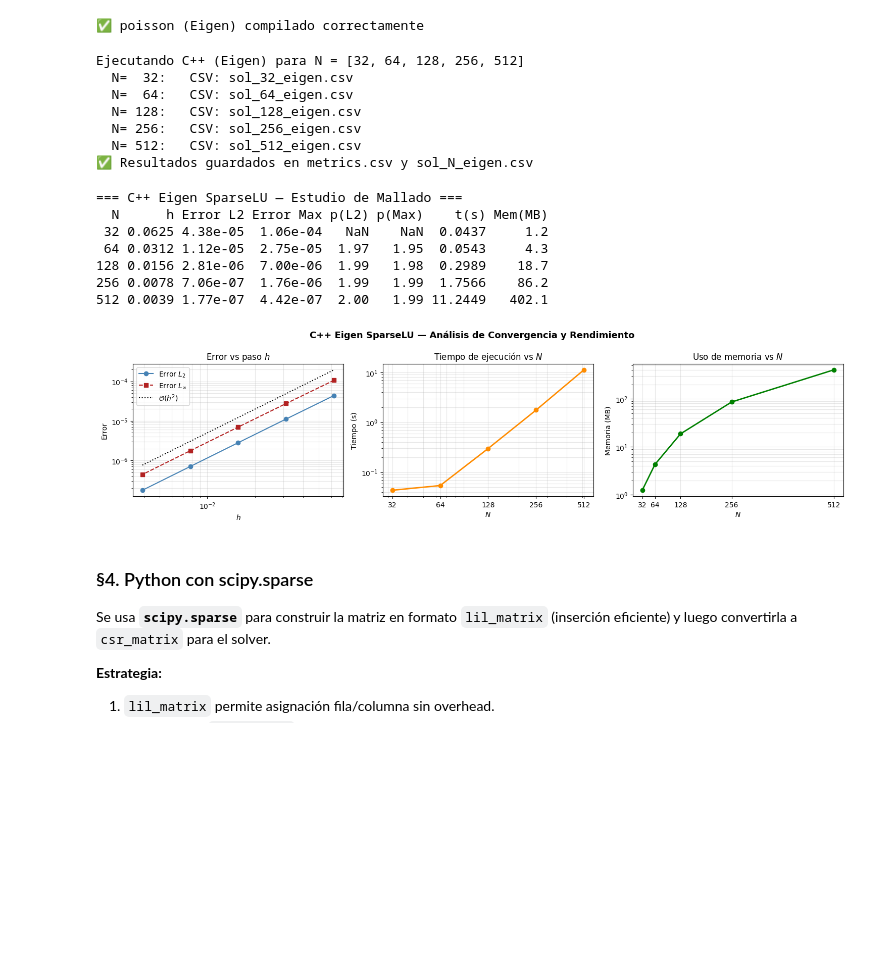
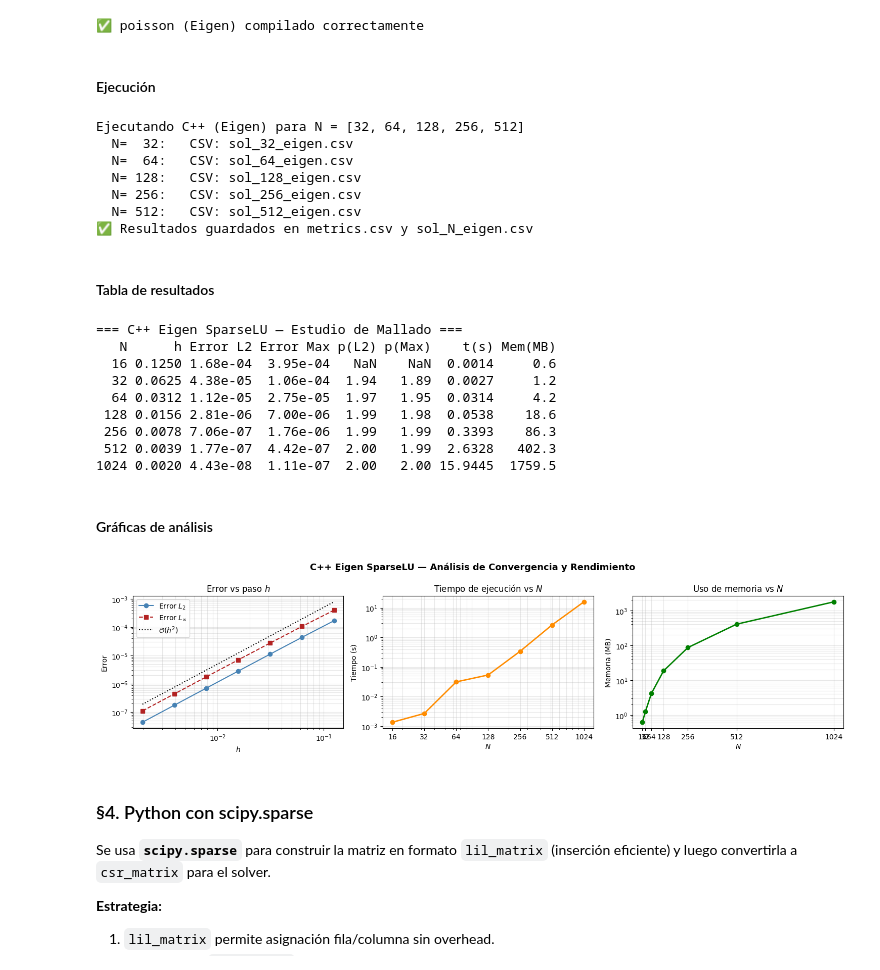
Before and after one commit to isabelnieto900/MFC, a Jupyter notebook: 3.EDPs/taller-poisson/poisson_organizado.ipynb, the cells around one changed output. Cells and saved outputs as stored; diff of their text form; code cells hidden in the pictures; blank space fills up the shorter version.

```diff
--- a/3.EDPs/taller-poisson/poisson_organizado.ipynb
+++ b/3.EDPs/taller-poisson/poisson_organizado.ipynb
@@ -112,6 +139,8 @@ else:
     print(result.stderr)
 # %% [output]
 ✅ poisson (Eigen) compilado correctamente
+# %% [markdown]
+#### Ejecución
 # %%
 import subprocess, os
 WORK = "/home/isabel/MFC/3.EDPs/taller-poisson"
@@ -132,14 +161,17 @@ Ejecutando C++ (Eigen) para N = [32, 64, 128, 256, 512]
   N= 256:   CSV: sol_256_eigen.csv
   N= 512:   CSV: sol_512_eigen.csv
 ✅ Resultados guardados en metrics.csv y sol_N_eigen.csv
+# %% [markdown]
+#### Tabla de resultados
 # %%
 import pandas as pd, numpy as np, os
 WORK = "/home/isabel/MFC/3.EDPs/taller-poisson"
+GRIDS = [16, 32, 64, 128, 256, 512, 1024]
 
 df = pd.read_csv(os.path.join(WORK, "metrics.csv"))
 df.sort_values("N", inplace=True)
 df.drop_duplicates(subset="N", keep="last", inplace=True)
-df.reset_index(drop=True, inplace=True)
+df = df[df["N"].isin(GRIDS)].reset_index(drop=True)
 df["h"] = 2.0 / df["N"]
 df["time_s"] = df["time_ms"] / 1000.0
 df.rename(columns={"errL2": "error_L2", "errMax": "error_Max", "mem_MB": "memory_MB"}, inplace=True)
@@ -160,53 +192,58 @@ print("\n=== C++ Eigen SparseLU — Estudio de Mallado ===")
 print(display_df.to_string(index=False, formatters={k: (lambda v,f=f: f.format(v) if pd.notna(v) else "—") for k,f in fmt.items()}))
 # %% [output]
 === C++ Eigen SparseLU — Estudio de Mallado ===
-  N      h Error L2 Error Max p(L2) p(Max)    t(s) Mem(MB)
- 32 0.0625 4.38e-05  1.06e-04   NaN    NaN  0.0437     1.2
- 64 0.0312 1.12e-05  2.75e-05  1.97   1.95  0.0543     4.3
-128 0.0156 2.81e-06  7.00e-06  1.99   1.98  0.2989    18.7
-256 0.0078 7.06e-07  1.76e-06  1.99   1.99  1.7566    86.2
-512 0.0039 1.77e-07  4.42e-07  2.00   1.99 11.2449   402.1
+   N      h Error L2 Error Max p(L2) p(Max)    t(s) Mem(MB)
+  16 0.1250 1.68e-04  3.95e-04   NaN    NaN  0.0014     0.6
+  32 0.0625 4.38e-05  1.06e-04  1.94   1.89  0.0027     1.2
+  64 0.0312 1.12e-05  2.75e-05  1.97   1.95  0.0314     4.2
+ 128 0.0156 2.81e-06  7.00e-06  1.99   1.98  0.0538    18.6
+ 256 0.0078 7.06e-07  1.76e-06  1.99   1.99  0.3393    86.3
+ 512 0.0039 1.77e-07  4.42e-07  2.00   1.99  2.6328   402.3
+1024 0.0020 4.43e-08  1.11e-07  2.00   2.00 15.9445  1759.5
+# %% [markdown]
+#### Gráficas de análisis
 # %%
 import matplotlib.pyplot as plt
 import pandas as pd, numpy as np, os
 WORK = "/home/isabel/MFC/3.EDPs/taller-poisson"
+GRIDS = [16, 32, 64, 128, 256, 512, 1024]
 
 df = pd.read_csv(os.path.join(WORK, "metrics.csv"))
 df.sort_values("N", inplace=True)
 df.drop_duplicates(subset="N", keep="last", inplace=True)
-df.reset_index(drop=True, inplace=True)
+df = df[df["N"].isin(GRIDS)].reset_index(drop=True)
 df["h"] = 2.0 / df["N"]
 df["time_s"] = df["time_ms"] / 1000.0
 df.rename(columns={"errL2": "error_L2", "errMax": "error_Max", "mem_MB": "memory_MB"}, inplace=True)
 
 fig, axes = plt.subplots(1, 3, figsize=(15, 4))
 fig.suptitle("C++ Eigen SparseLU — Análisis de Convergencia y Rendimiento", fontsize=13, fontweight="bold")
 
 ax = axes[0]
 ax.loglog(df["h"], df["error_L2"],  "o-", label="Error $L_2$",  color="steelblue")
 ax.loglog(df["h"], df["error_Max"], "s--", label="Error $L_\\infty$", color="firebrick")
 h_ref = np.sort(df["h"].values)
 ax.loglog(h_ref, 0.05*h_ref**2, "k:", label="$\\mathcal{O}(h^2)$")
 ax.set_xlabel("$h$"); ax.set_ylabel("Error"); ax.set_title("Error vs paso $h$")
 ax.legend(); ax.grid(True, which="both", alpha=0.3)
 
 ax = axes[1]
 ax.loglog(df["N"], df["time_s"], "o-", color="darkorange", lw=2)
 ax.set_xlabel("$N$"); ax.set_ylabel("Tiempo (s)"); ax.set_title("Tiempo de ejecución vs $N$")
 ax.grid(True, which="both", alpha=0.3)
 ax.set_xticks(df["N"]); ax.get_xaxis().set_major_formatter(plt.ScalarFormatter())
 
 ax = axes[2]
 ax.semilogy(df["N"], df["memory_MB"], "o-", color="green", lw=2)
 ax.set_xlabel("$N$"); ax.set_ylabel("Memoria (MB)"); ax.set_title("Uso de memoria vs $N$")
 ax.grid(True, which="both", alpha=0.3)
 ax.set_xticks(df["N"]); ax.get_xaxis().set_major_formatter(plt.ScalarFormatter())
 
 plt.tight_layout()
 plt.savefig(os.path.join(WORK, "cpp_analysis.png"), dpi=100, bbox_inches="tight")
 plt.show()
 # %% [output]
-[figure, old version]
+[figure, new version]
 # %% [markdown]
 ### §4. Python con scipy.sparse
 
```
Also changed, not shown: parts of 20 cells of this notebook, 7 other files.
